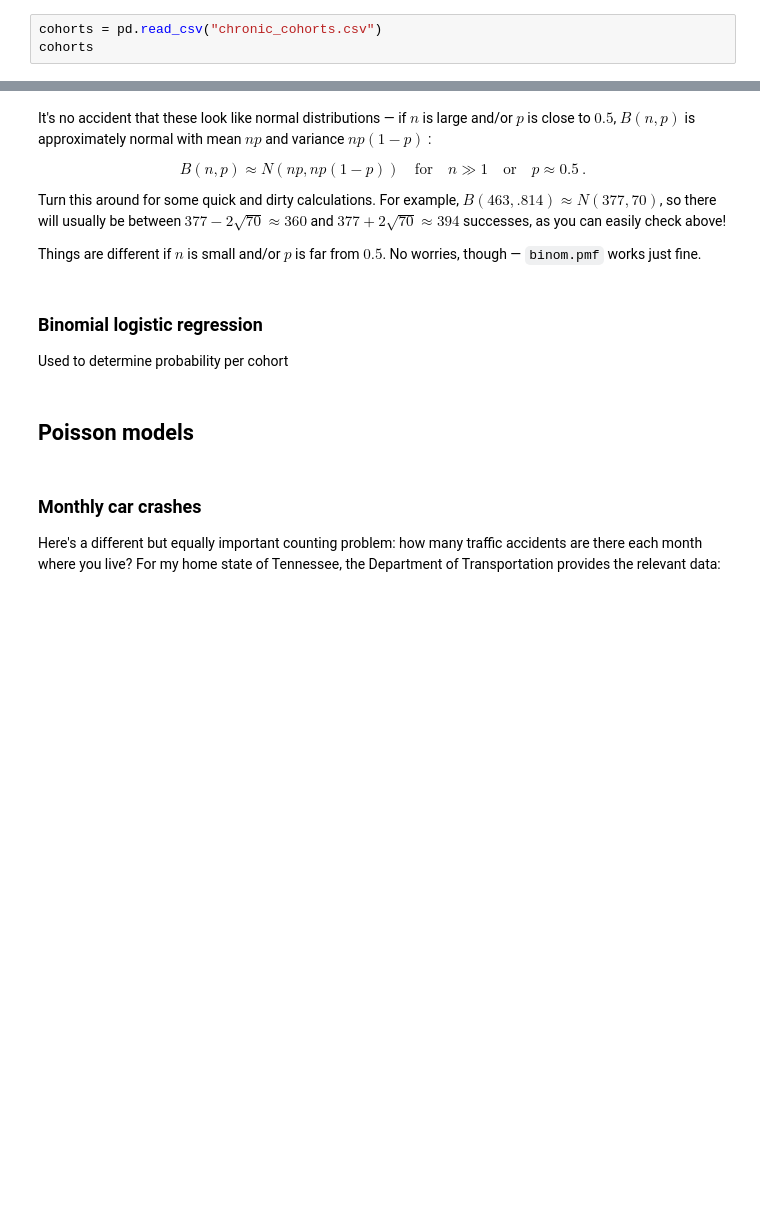
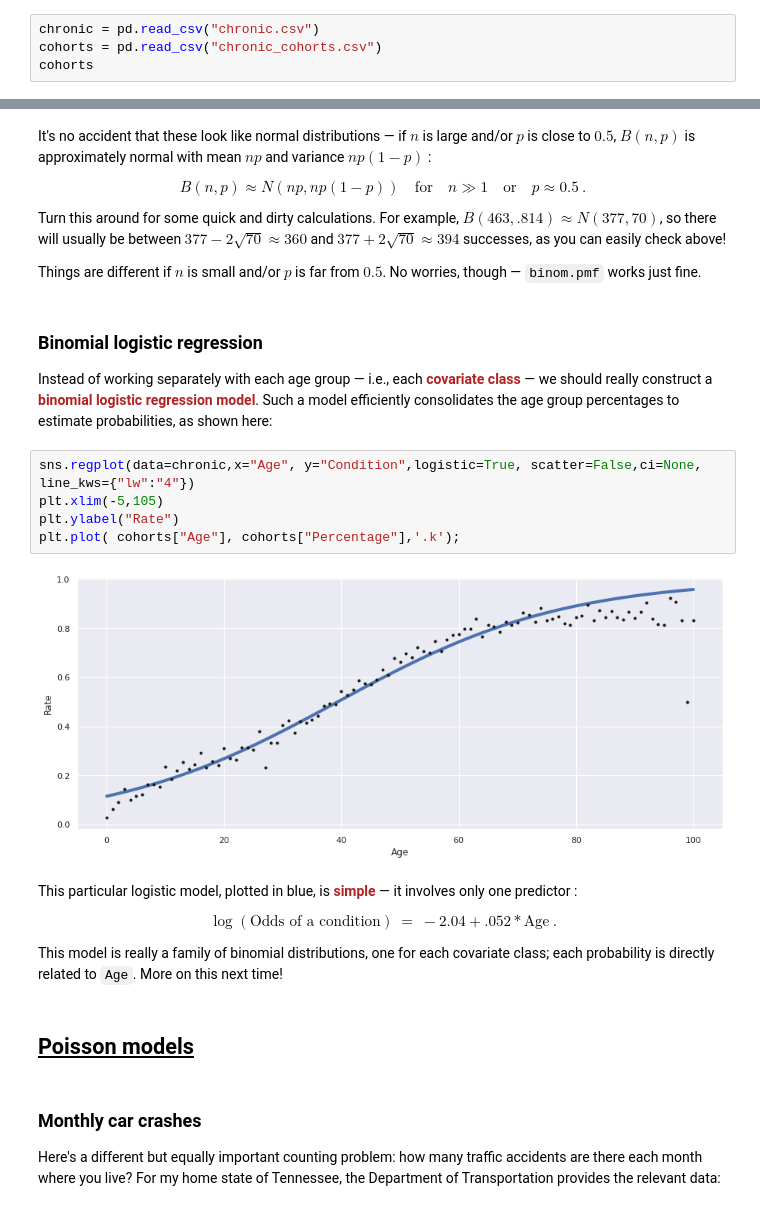
Before and after one commit to pajacobson/regression, a Jupyter notebook: twitch/count_models/Count models.ipynb, the cells around one changed output, grey strips where cells are left out. Saved outputs shown, nothing was run; the diff lists cells and outputs as text; blank space fills up the shorter version.

```diff
--- a/twitch/count_models/Count models.ipynb
+++ b/twitch/count_models/Count models.ipynb
@@ -42,6 +44,7 @@ plt.rcParams['figure.figsize'] = [15,9]
 
 Here's an important counting problem: given a group of people, how many have a chronic medical condition? Let's see what the 2009 [National Ambulatory Medical Care Survey (NAMCS)](https://www.cdc.gov/nchs/ahcd/index.htm) says:
 # %%
+chronic = pd.read_csv("chronic.csv")
 cohorts = pd.read_csv("chronic_cohorts.csv")
 cohorts
 # %% [output]
@@ -136,9 +139,22 @@ Things are different if $n$ is small and/or $p$ is far from $0.5$. No worries, t
 # %% [markdown]
 ### Binomial logistic regression
 
-Used to determine probability per cohort
+Instead of working separately with each age group &mdash; i.e., each <font color="firebrick">**covariate class**</font> &mdash; we should really construct a <font color="firebrick">**binomial logistic regression model**</font>. Such a model efficiently consolidates the age group percentages to estimate probabilities, as shown here:
+# %%
+sns.regplot(data=chronic,x="Age", y="Condition",logistic=True, scatter=False,ci=None, line_kws={"lw":"4"})
+plt.xlim(-5,105)
+plt.ylabel("Rate")
+plt.plot( cohorts["Age"], cohorts["Percentage"],'.k');
+# %% [output]
+[figure, added]
+# %% [markdown]
+This particular logistic model, plotted in blue, is <font color="firebrick">**simple**</font> &mdash; it involves only one predictor :
+
+$$\log{ \left( \text{Odds of a condition} \right) } ~ = ~ -2.04 + .052*\text{Age} \ . $$
+
+This model is really a family of binomial distributions, one for each covariate class; each probability is directly related to `Age`. More on this next time!
 # %% [markdown]
-## Poisson models
+## <u>Poisson models</u>
 # %% [markdown]
 ### Monthly car crashes
 
```
Also changed, not shown: parts of 16 cells of this notebook, 1 other file.
